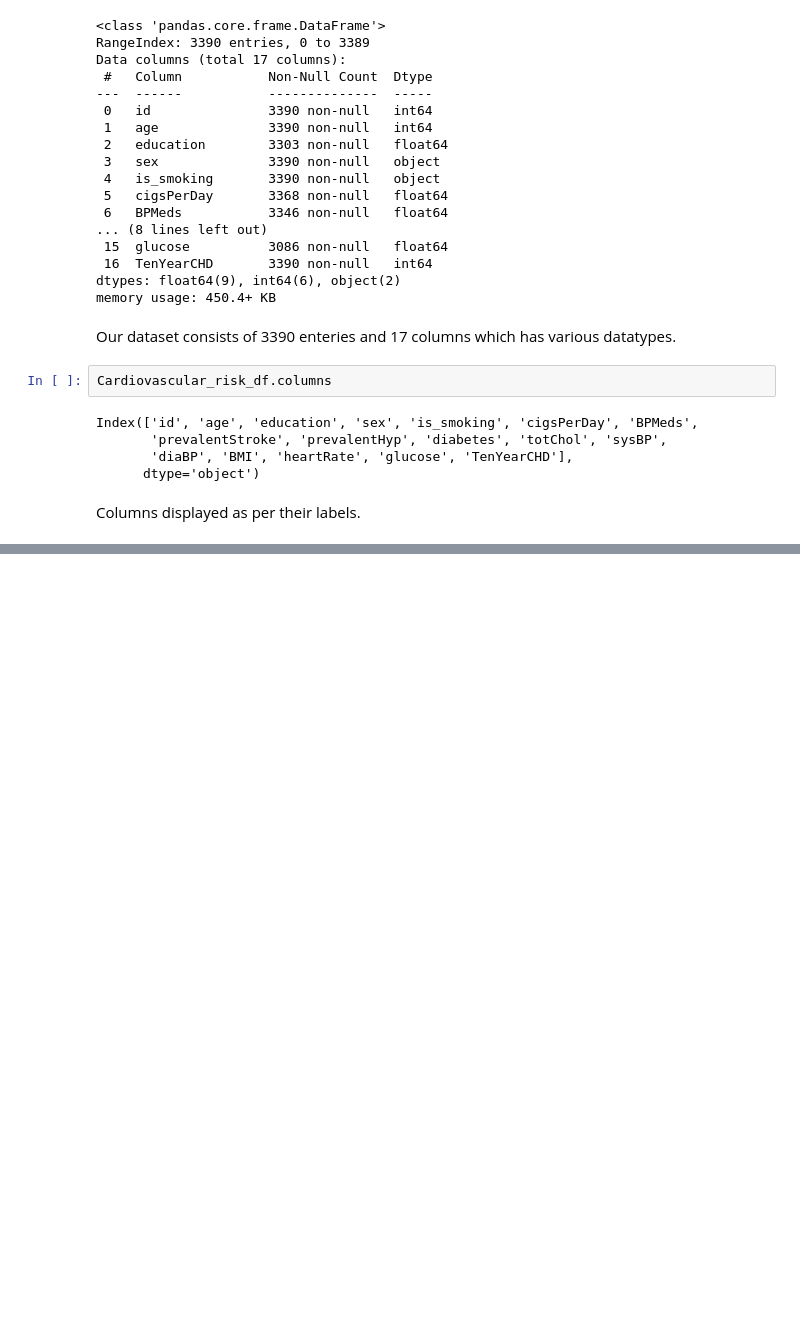
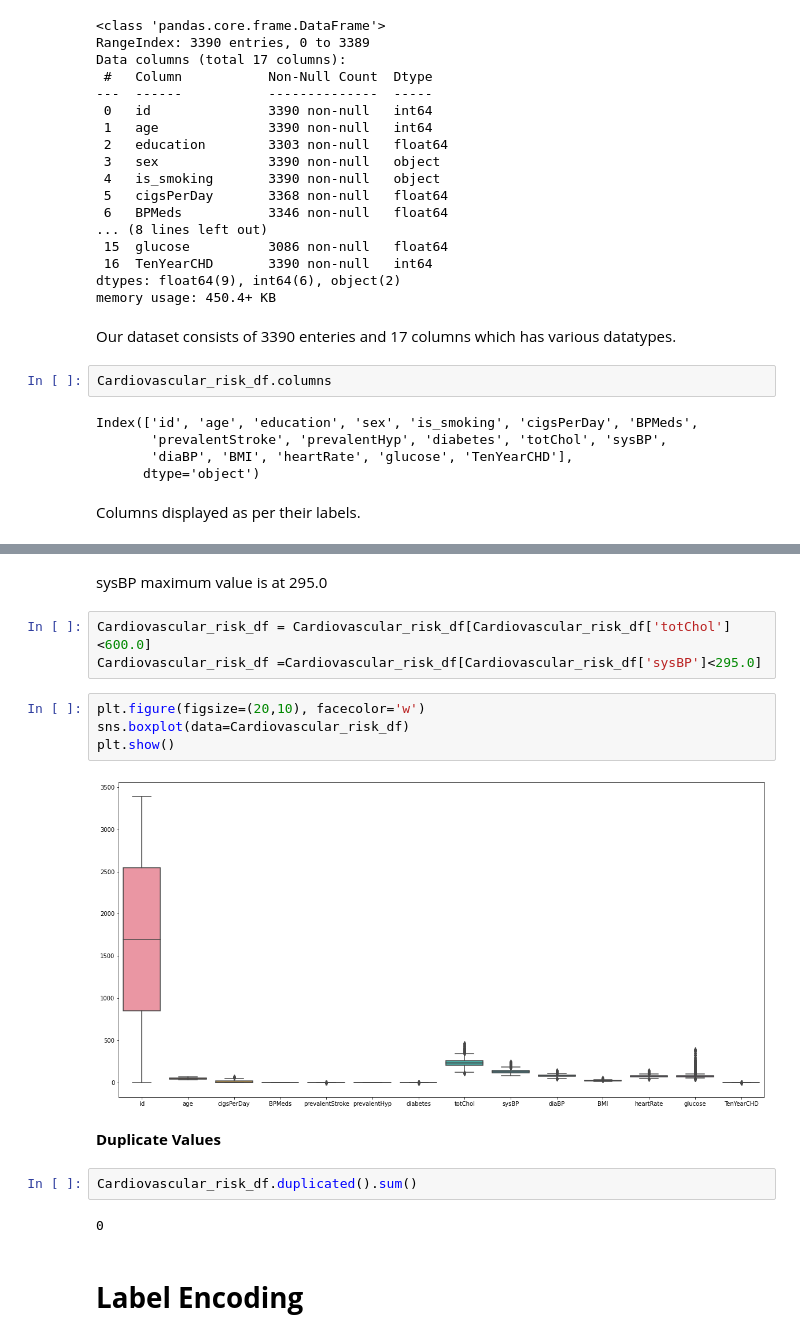
Before and after one commit to aditi10998/Cardiovascular_risk_prediction-, a Jupyter notebook: Cardiovascular_risk_prediction.ipynb, the cells around one changed output, grey strips where cells are left out. Saved outputs shown, nothing was run; the diff lists cells and outputs as text; blank space fills up the shorter version.

```diff
--- a/Cardiovascular_risk_prediction.ipynb
+++ b/Cardiovascular_risk_prediction.ipynb
@@ -166,0 +313,19 @@ Columns displayed as per their labels.
+# %% [markdown]
+sysBP maximum value is at 295.0
+# %%
+Cardiovascular_risk_df = Cardiovascular_risk_df[Cardiovascular_risk_df['totChol']<600.0]
+Cardiovascular_risk_df =Cardiovascular_risk_df[Cardiovascular_risk_df['sysBP']<295.0]
+# %%
+plt.figure(figsize=(20,10), facecolor='w')
+sns.boxplot(data=Cardiovascular_risk_df)
+plt.show()
+# %% [output]
+[figure, added]
+# %% [markdown]
+**Duplicate Values**
+# %%
+Cardiovascular_risk_df.duplicated().sum()
+# %% [output]
+0
+# %% [markdown]
+# **Label Encoding**
```
Also changed, not shown: parts of 38 cells of this notebook.
